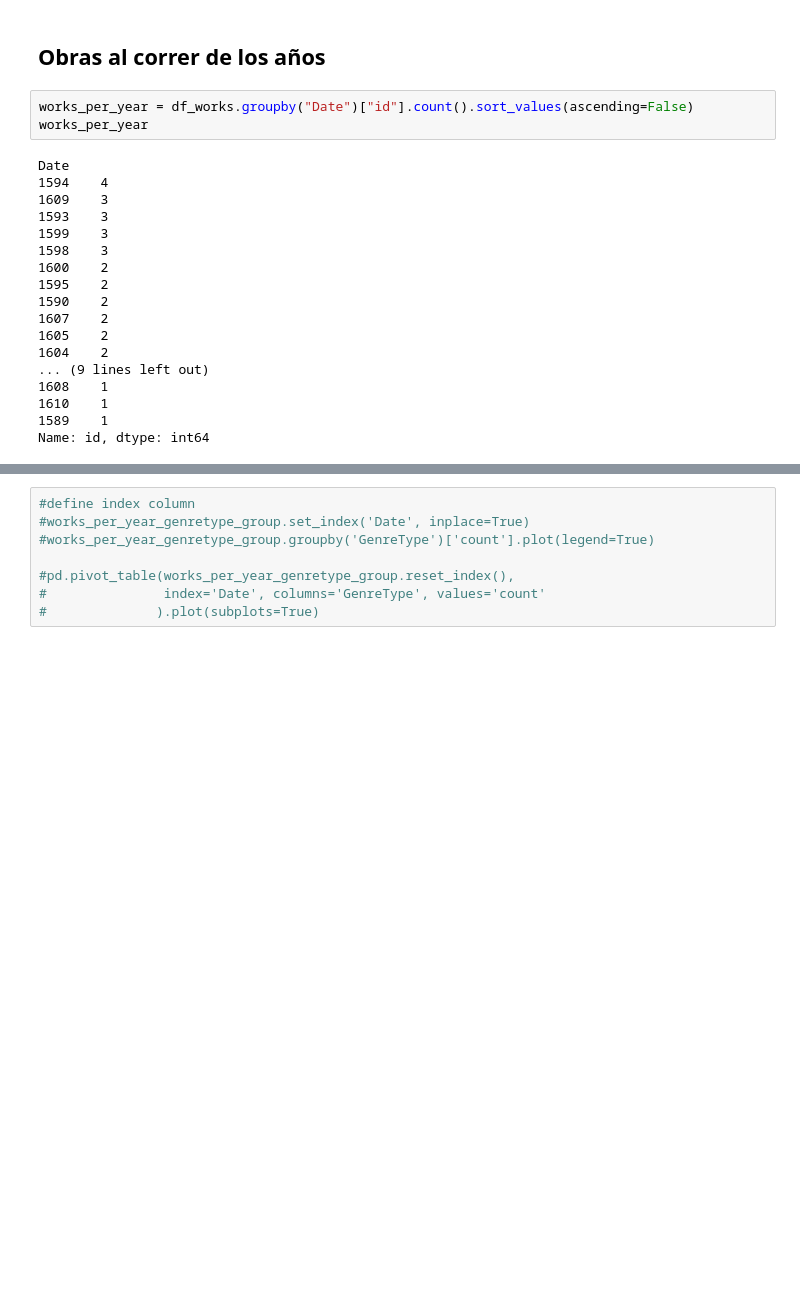
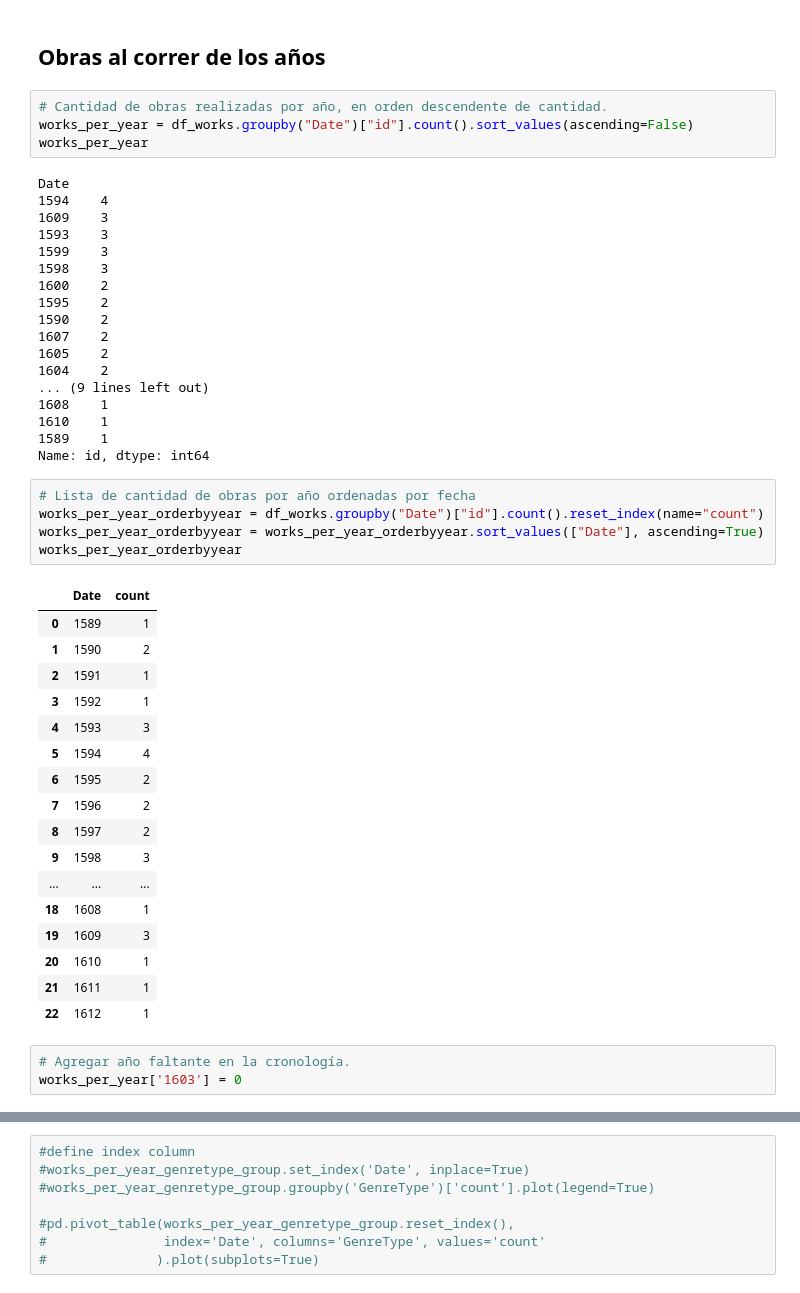
Before and after one commit to luchymd89/introcd, a Jupyter notebook: Tarea_1/shakespeare_propuesta.ipynb, the cells around one changed output, grey strips where cells are left out. Cells and saved outputs as stored; diff of their text form; blank space fills up the shorter version.

```diff
--- a/Tarea_1/shakespeare_propuesta.ipynb
+++ b/Tarea_1/shakespeare_propuesta.ipynb
@@ -1009,6 +1009,7 @@ sns.despine(left=True, bottom=True)
 # %% [markdown]
  ## Obras al correr de los años
 # %%
+# Cantidad de obras realizadas por año, en orden descendente de cantidad.
 works_per_year = df_works.groupby("Date")["id"].count().sort_values(ascending=False)
 works_per_year
 # %% [output]
@@ -1029,6 +1030,32 @@ Date
 1610    1
 1589    1
 Name: id, dtype: int64
+# %%
+# Lista de cantidad de obras por año ordenadas por fecha
+works_per_year_orderbyyear = df_works.groupby("Date")["id"].count().reset_index(name="count")
+works_per_year_orderbyyear = works_per_year_orderbyyear.sort_values(["Date"], ascending=True)
+works_per_year_orderbyyear
+# %% [output]
+|  | Date | count |
+| 0 | 1589 | 1 |
+| 1 | 1590 | 2 |
+| 2 | 1591 | 1 |
+| 3 | 1592 | 1 |
+| 4 | 1593 | 3 |
+| 5 | 1594 | 4 |
+| 6 | 1595 | 2 |
+| 7 | 1596 | 2 |
+| 8 | 1597 | 2 |
+| 9 | 1598 | 3 |
+| ... | ... | ... |
+| 18 | 1608 | 1 |
+| 19 | 1609 | 3 |
+| 20 | 1610 | 1 |
+| 21 | 1611 | 1 |
+| 22 | 1612 | 1 |
+# %%
+# Agregar año faltante en la cronología.
+works_per_year['1603'] = 0
 # %%
 #create DataFrame
 df = pd.DataFrame({'Años': works_per_year.index,
```
Also changed, not shown: parts of 7 cells of this notebook.
